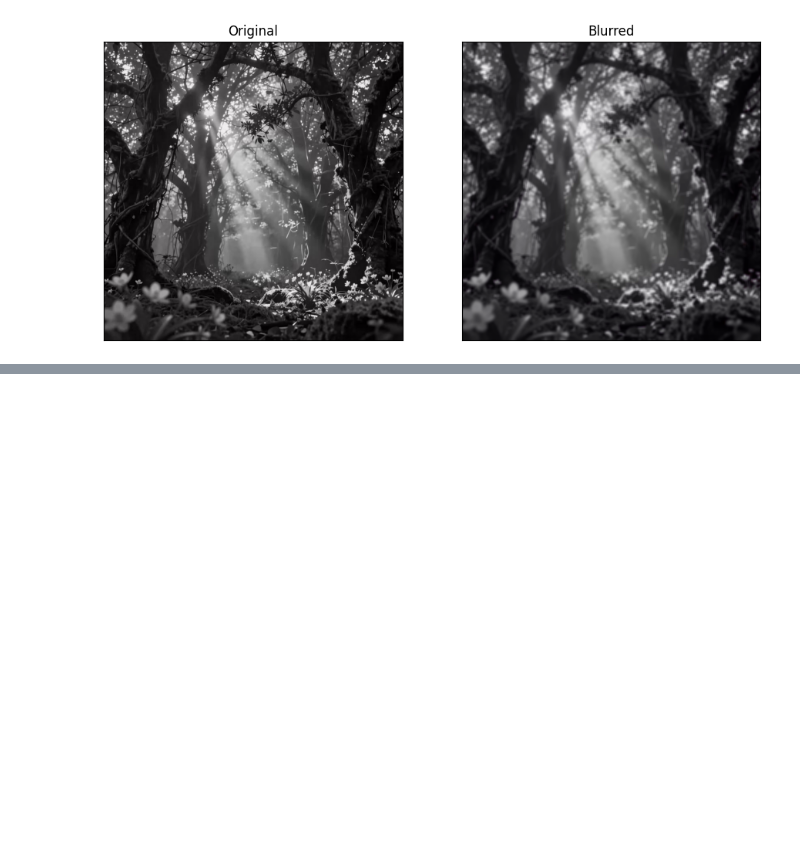
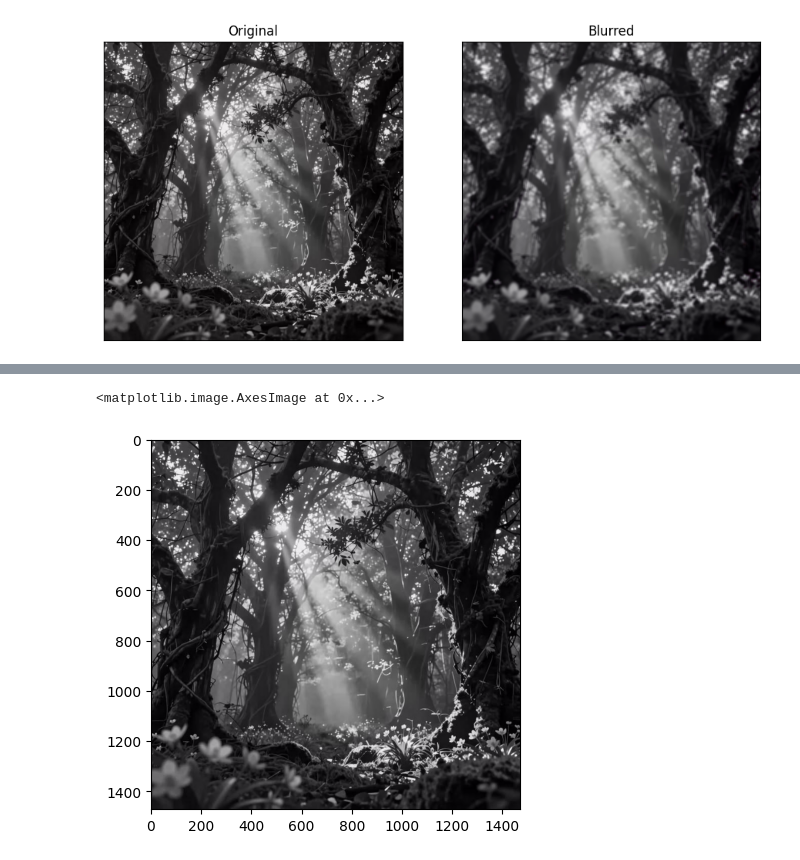
Before and after one commit to Amreen9/Machine-Learning-, a Jupyter notebook: Open_cv_basics.ipynb, the cells around one changed output, grey strips where cells are left out. Cells and saved outputs as stored; diff of their text form; code cells hidden in the pictures; blank space fills up the shorter version.

```diff
--- a/Open_cv_basics.ipynb
+++ b/Open_cv_basics.ipynb
@@ -65,0 +75,6 @@ plt.show()
+# %%
+zoom=cv2.resize(image,(int(width*2),int(height*2)),interpolation=cv2.INTER_CUBIC)
+plt.imshow(zoom)
+# %% [output]
+<matplotlib.image.AxesImage at 0x...>
+[figure, added]
```
Also changed, not shown: parts of 3 cells of this notebook.
